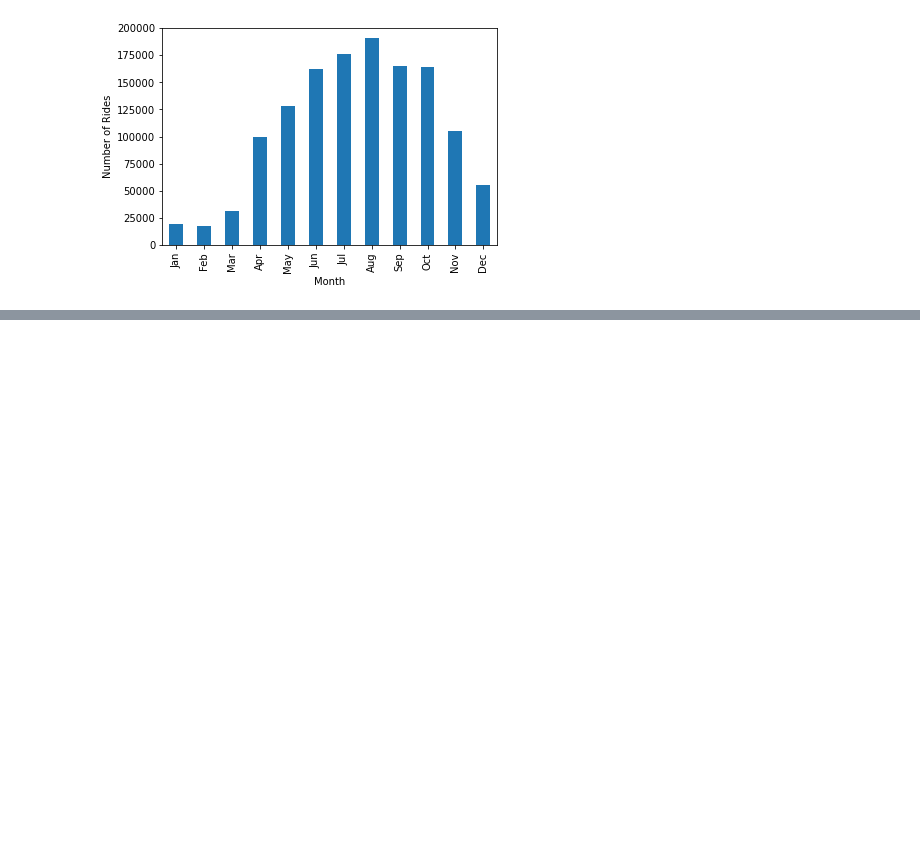
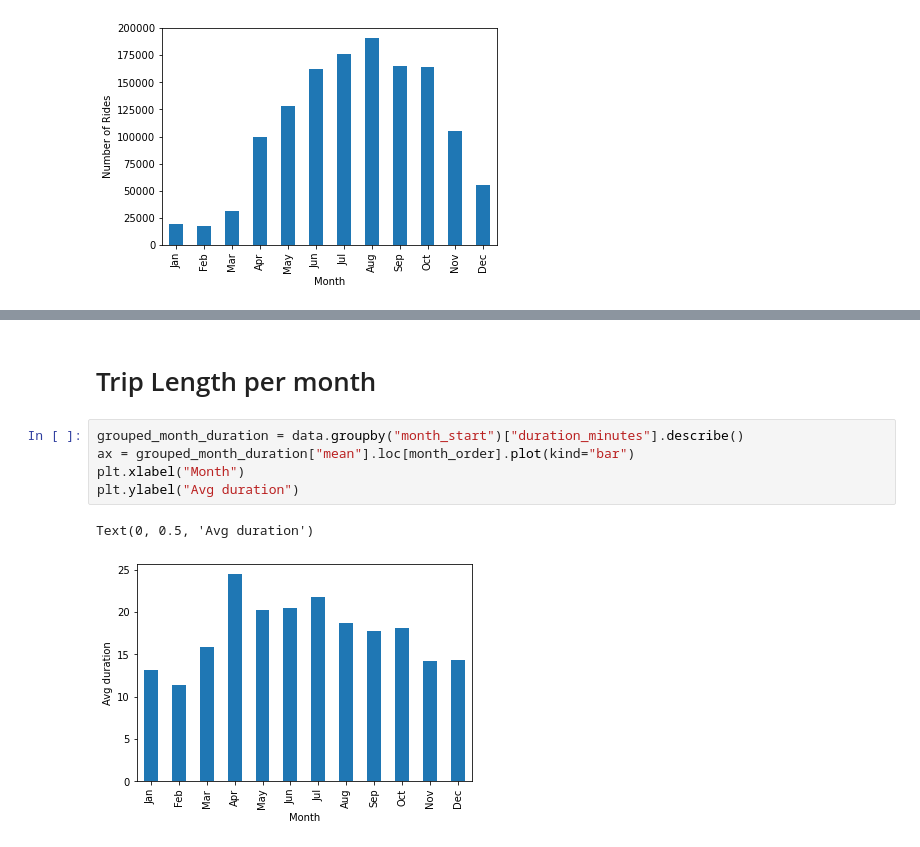
Before and after one commit to OliverSauren/AA_22_Team_14, a Jupyter notebook: Temporal.ipynb, the cells around one changed output, grey strips where cells are left out. Drawn from its saved outputs; the diff is of its cells as text; blank space fills up the shorter version.

```diff
--- a/Temporal.ipynb
+++ b/Temporal.ipynb
@@ -373,0 +414,10 @@ Text(0, 0.5, 'Number of Rides')
+# %% [markdown]
+# Trip Length per month
+# %%
+grouped_month_duration = data.groupby("month_start")["duration_minutes"].describe()
+ax = grouped_month_duration["mean"].loc[month_order].plot(kind="bar")
+plt.xlabel("Month")
+plt.ylabel("Avg duration")
+# %% [output]
+Text(0, 0.5, 'Avg duration')
+[figure, added]
```
Also changed, not shown: parts of 6 cells of this notebook.
